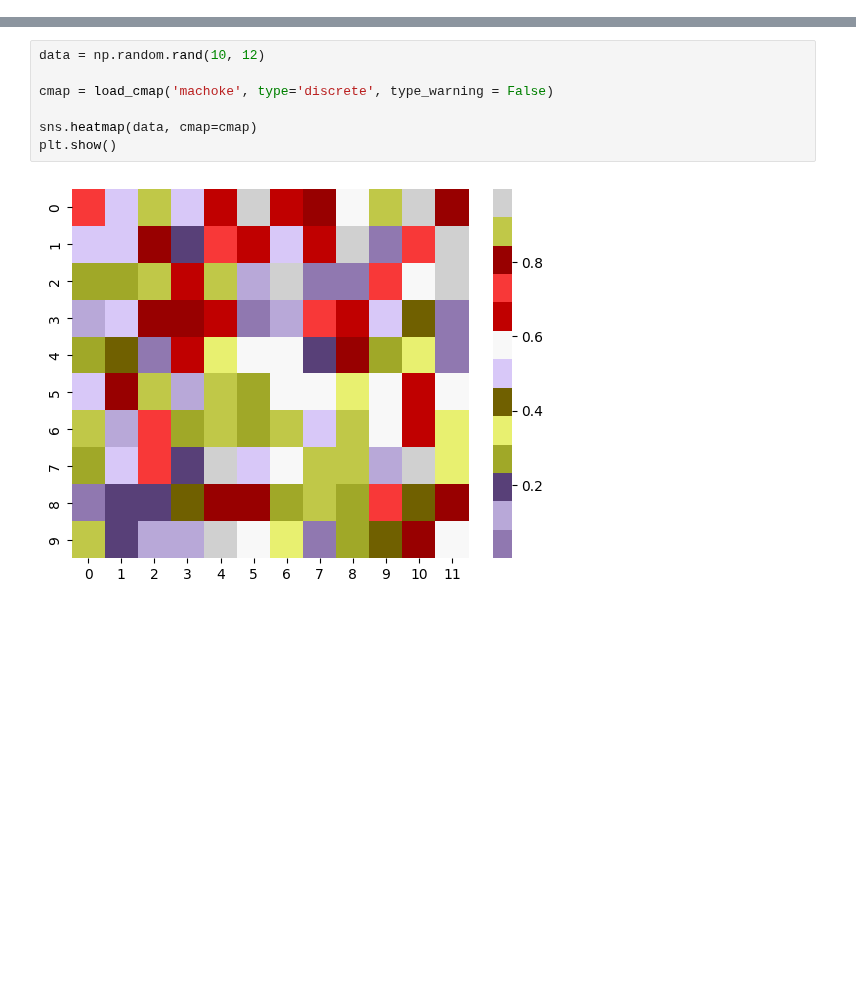
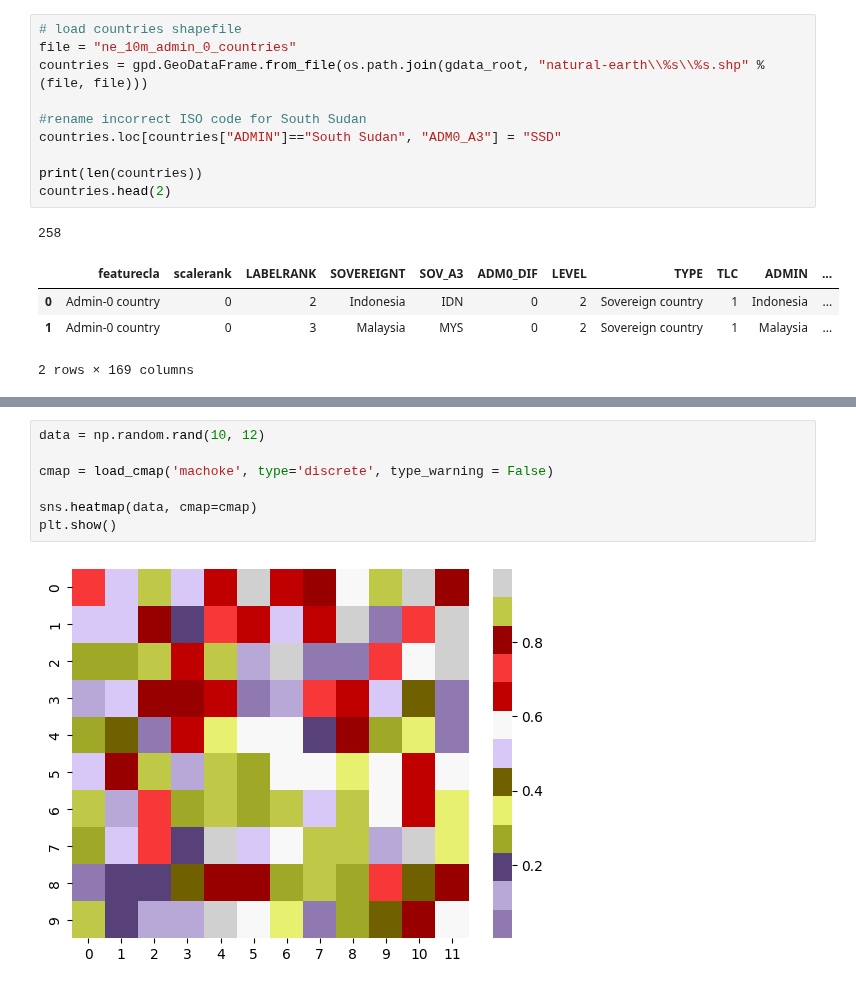
Before and after one commit to Lisa-Ho/small-data-projects, a Jupyter notebook: 2024/2407-bike-ownership-rates/bike-owernship-world.ipynb, the cells around one changed output, grey strips where cells are left out. Cells and saved outputs as stored; diff of their text form; blank space fills up the shorter version.

```diff
--- a/2024/2407-bike-ownership-rates/bike-owernship-world.ipynb
+++ b/2024/2407-bike-ownership-rates/bike-owernship-world.ipynb
@@ -7,0 +48,16 @@ import numpy as np
+# %%
+# load countries shapefile
+file = "ne_10m_admin_0_countries"
+countries = gpd.GeoDataFrame.from_file(os.path.join(gdata_root, "natural-earth\\%s\\%s.shp" %(file, file)))
+
+#rename incorrect ISO code for South Sudan
+countries.loc[countries["ADMIN"]=="South Sudan", "ADM0_A3"] = "SSD"
+
+print(len(countries))
+countries.head(2)
+# %% [output]
+258
+|  | featurecla | scalerank | LABELRANK | SOVEREIGNT | SOV_A3 | ADM0_DIF | LEVEL | TYPE | TLC | ADMIN | ... |
+| 0 | Admin-0 country | 0 | 2 | Indonesia | IDN | 0 | 2 | Sovereign country | 1 | Indonesia | ... |
+| 1 | Admin-0 country | 0 | 3 | Malaysia | MYS | 0 | 2 | Sovereign country | 1 | Malaysia | ... |
+2 rows × 169 columns
```
Also changed, not shown: parts of 13 cells of this notebook.
